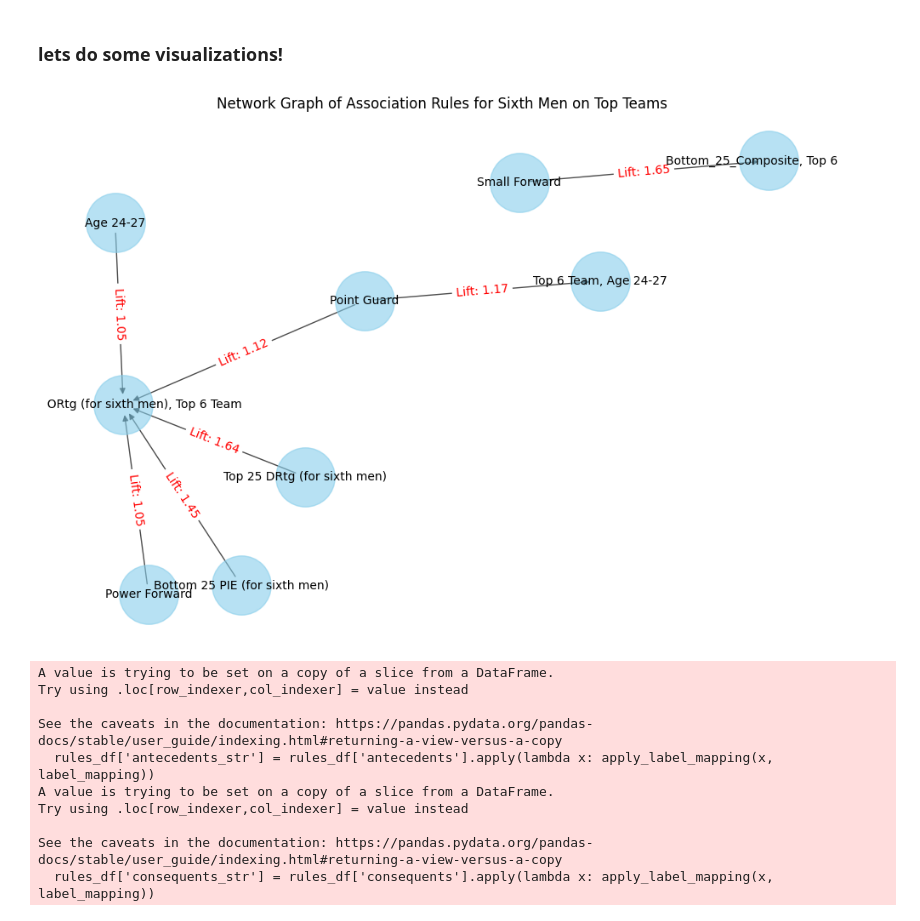
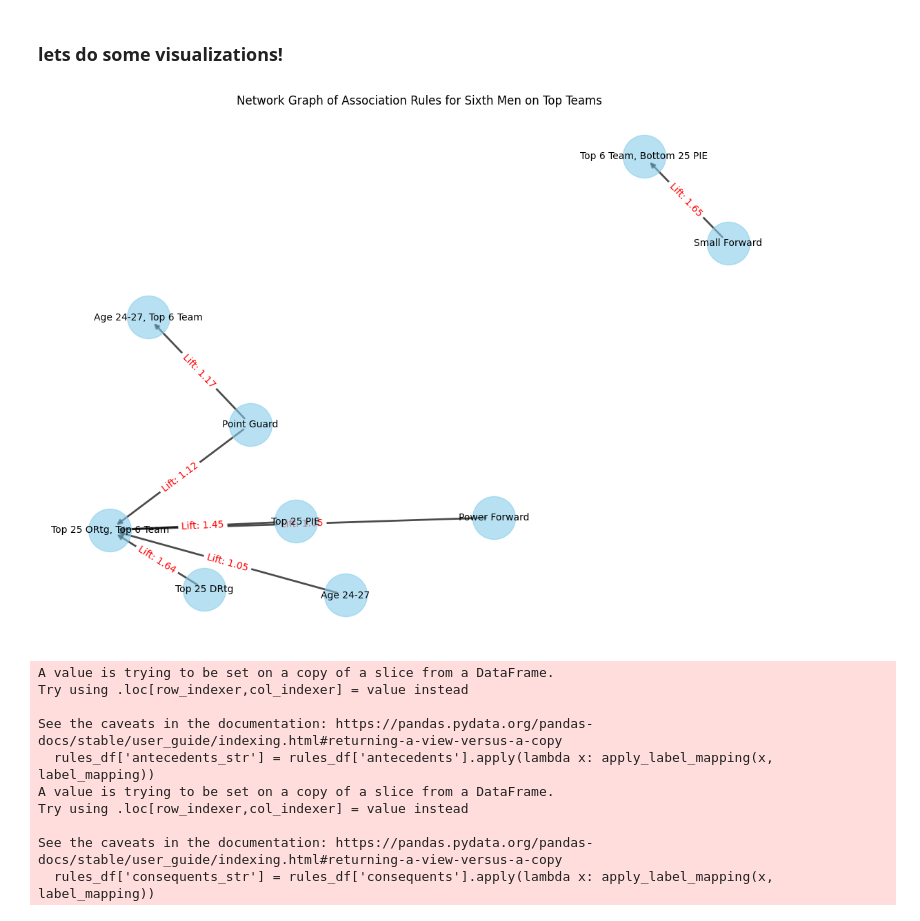
Before and after one commit to izyuan/Impact-of-Sixth-Men, a Jupyter notebook: analysis/associations_mining.ipynb, the cells around one changed output. Cells and saved outputs as stored; diff of their text form; code cells hidden in the pictures.

Commit message:
association mining (+its visualizations)

```diff
--- a/analysis/associations_mining.ipynb
+++ b/analysis/associations_mining.ipynb
@@ -250,18 +250,19 @@ rules_top_age_with_lift[['antecedents', 'consequents', 'support', 'confidence',
 # %%
 label_mapping = {
     'Perf_top': 'Top 6 Team',
-    'perf_bottom': 'Bottom 6 Team',
+    'Perf_bottom': 'Bottom 6 Team',
     'Pos_PF' : "Power Forward",
     "Pos_PG" : "Point Guard",
     "Average_Ages" : "Age 24-27",
-    "Top_25_ORtg" : "Top 25 ORtg (for sixth men)",
-    "Top_25_DRtg": "Top 25 DRtg (for sixth men)",
+    "Top_25_ORtg" : "Top 25 ORtg",
+    "Top_25_DRtg": "Top 25 DRtg",
     "Pos_SF" : "Small Forward",
     "Early_Career" : "Under 23",
     "Late_Career" : "Over 28",
     "Pos_C" : "Center",
-    "Top_25_Composite": "Top 25 PIE (for sixth men)",
-    "Top_25_Composite" : "Bottom 25 PIE (for sixth men)"
+    "Top_25_Composite": "Top 25 PIE",
+    "Bottom_25_Composite" : "Bottom 25 PIE",
+    "Pos_SG": "Shooting Guard"
 
 }
 
@@ -269,7 +270,7 @@ def apply_label_mapping(itemset, mapping): #making graphs more readable
     return ', '.join([mapping.get(item, item) for item in list(itemset)])
 
 
-def draw_network_graph(rules, topic="hi"): #function for creating graph
+def draw_network_graph(rules, topic="hi"):  # Function for creating graph
     #create a new graph
     G = nx.DiGraph()
 
@@ -278,57 +279,56 @@ def draw_network_graph(rules, topic="hi"): #function for creating graph
         antecedents = apply_label_mapping(rule['antecedents'], label_mapping)
         consequents = apply_label_mapping(rule['consequents'], label_mapping)
 
-        #add an edge for the rule
+        # Add an edge for the rule
         G.add_edge(antecedents, consequents, weight=rule['lift'])
 
-    pos = nx.spring_layout(G, k=0.5, iterations=20)
-    plt.figure(figsize=(12, 8))
+    # spring layout to try not get clustered graphs
+    pos = nx.spring_layout(G, k=0.5, iterations=50)
+    plt.figure(figsize=(14, 10))
 
-    #draw nodes and edges
-    nx.draw_networkx_nodes(G, pos, node_size=2500, node_color='skyblue', alpha=0.6)
-    nx.draw_networkx_edges(G, pos, width=1.0, alpha=0.7)
+    #nodes and edges
+    nx.draw_networkx_nodes(G, pos, node_size=2000, node_color='skyblue', alpha=0.6)
+    nx.draw_networkx_edges(G, pos, width=2.0, alpha=0.7)
 
     #labels
-    nx.draw_networkx_labels(G, pos, font_size=10)
+    nx.draw_networkx_labels(G, pos, font_size=10)  # Decrease if labels overlap
 
     #edge labels
     edge_labels = {(u, v): f"Lift: {d['weight']:.2f}" for u, v, d in G.edges(data=True)}
     nx.draw_networkx_edge_labels(G, pos, edge_labels=edge_labels, font_color='red')
 
-    if topic is not None:
-        plt.title(f'Network Graph of Association Rules for Sixth Men on {topic}')
-    else:
-        plt.title(f'Network Graph of Association Rules')
+    #title and saving the graph
+    plt.title(f'Network Graph of Association Rules for Sixth Men on {topic}' if topic else 'Network Graph of Association Rules')
     plt.axis('off')
-    plt.savefig(f"visualization/network_graph_{topic}.png", bbox_inches='tight')
+    #plt.savefig(f"visualization/network_graph_{topic}.png", bbox_inches='tight')
     plt.show()
 
 def create_rules_heatmap(rules_df, metric='lift', topic="hi"):
     #apply label mapping to each antecedent and consequent
     rules_df['antecedents_str'] = rules_df['antecedents'].apply(lambda x: apply_label_mapping(x, label_mapping))
     rules_df['consequents_str'] = rules_df['consequents'].apply(lambda x: apply_label_mapping(x, label_mapping))
 
     #creating a pivot table for the heatmap
     pivot_table = rules_df.pivot_table(index='antecedents_str', columns='consequents_str', values=metric, aggfunc='mean')
 
     #plotting the heatmap
     plt.figure(figsize=(10, 8))  #adjust the figure size as needed
     sns.heatmap(pivot_table, annot=True, cmap='YlGnBu', fmt=".2f")  #using color map, annotating with metric values
     plt.title(f'Heatmap of Association Rules by {metric.capitalize()} for Sixth Men on {topic}')
-    plt.xlabel('Effect')
-    plt.ylabel('Cause')
+    plt.xlabel('Consequents')
+    plt.ylabel('Antecedents')
     plt.xticks(rotation=45, ha='right')
     plt.yticks(rotation=0)
     plt.tight_layout()  #adjust layout to make room for the rotated x-axis labels
 
-    plt.savefig(f"visualization/heat_map_{topic}.png", bbox_inches='tight')
+    #plt.savefig(f"visualization/heat_map_{topic}.png", bbox_inches='tight')
     plt.show()
 
 draw_network_graph(rules_top_age_with_lift, "Top Teams")
 
 create_rules_heatmap(rules_top_age_with_lift, 'lift', "Top Teams")
 # %% [output]
-[figure, old version]
+[figure, new version]
 A value is trying to be set on a copy of a slice from a DataFrame.
 Try using .loc[row_indexer,col_indexer] = value instead
 
```
Also changed, not shown: parts of 9 cells of this notebook, 7 other files.
